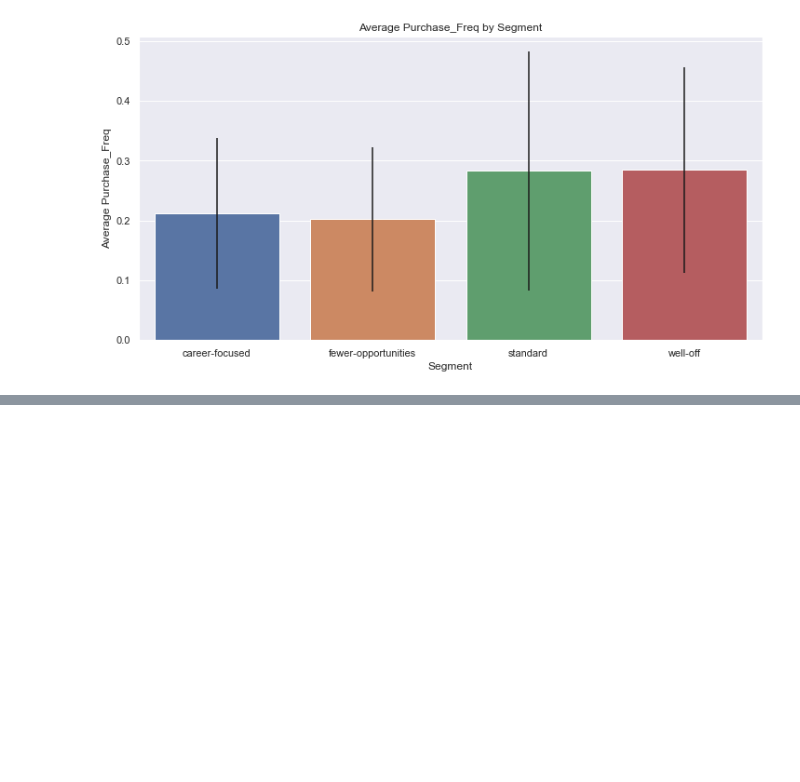
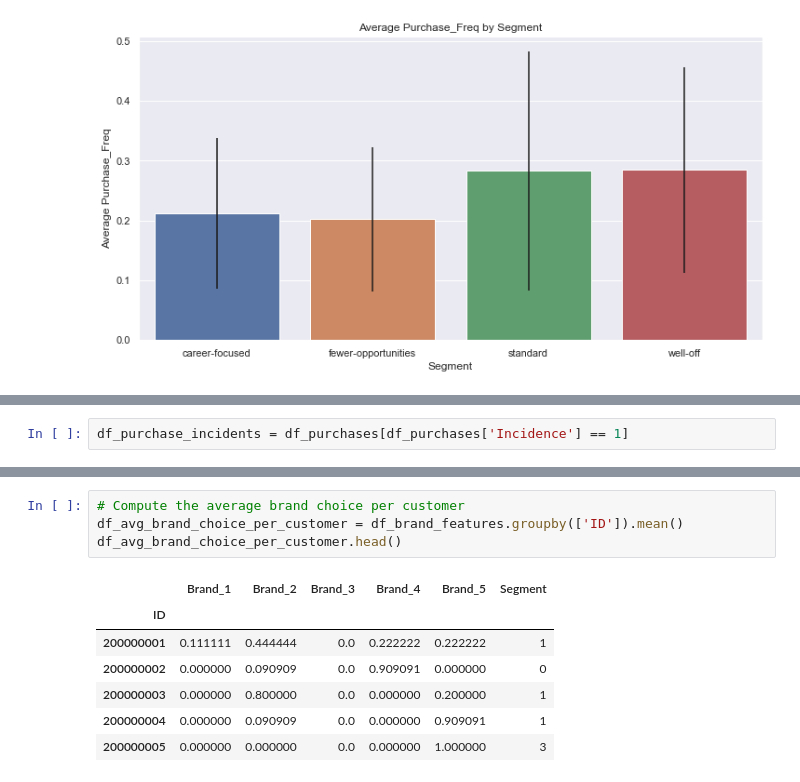
Before and after one commit to sheikhomar/customer-analytics, a Jupyter notebook: purchase_data_analysis.ipynb, the cells around one changed output, grey strips where cells are left out. Drawn from its saved outputs; the diff is of its cells as text; blank space fills up the shorter version.

```diff
--- a/purchase_data_analysis.ipynb
+++ b/purchase_data_analysis.ipynb
@@ -218,0 +221,2 @@ plot_avg_and_std_per_segment(df_customer_stats, 'Purchase_Freq')
+# %%
+df_purchase_incidents = df_purchases[df_purchases['Incidence'] == 1]
@@ -218,0 +245,12 @@ plot_avg_and_std_per_segment(df_customer_stats, 'Purchase_Freq')
+# %%
+# Compute the average brand choice per customer
+df_avg_brand_choice_per_customer = df_brand_features.groupby(['ID']).mean()
+df_avg_brand_choice_per_customer.head()
+# %% [output]
+|  | Brand_1 | Brand_2 | Brand_3 | Brand_4 | Brand_5 | Segment |
+| ID |  |  |  |  |  |  |
+| 200000001 | 0.111111 | 0.444444 | 0.0 | 0.222222 | 0.222222 | 1 |
+| 200000002 | 0.000000 | 0.090909 | 0.0 | 0.909091 | 0.000000 | 0 |
+| 200000003 | 0.000000 | 0.800000 | 0.0 | 0.000000 | 0.200000 | 1 |
+| 200000004 | 0.000000 | 0.090909 | 0.0 | 0.000000 | 0.909091 | 1 |
+| 200000005 | 0.000000 | 0.000000 | 0.0 | 0.000000 | 1.000000 | 3 |
```
Also changed, not shown: parts of 7 cells of this notebook.
